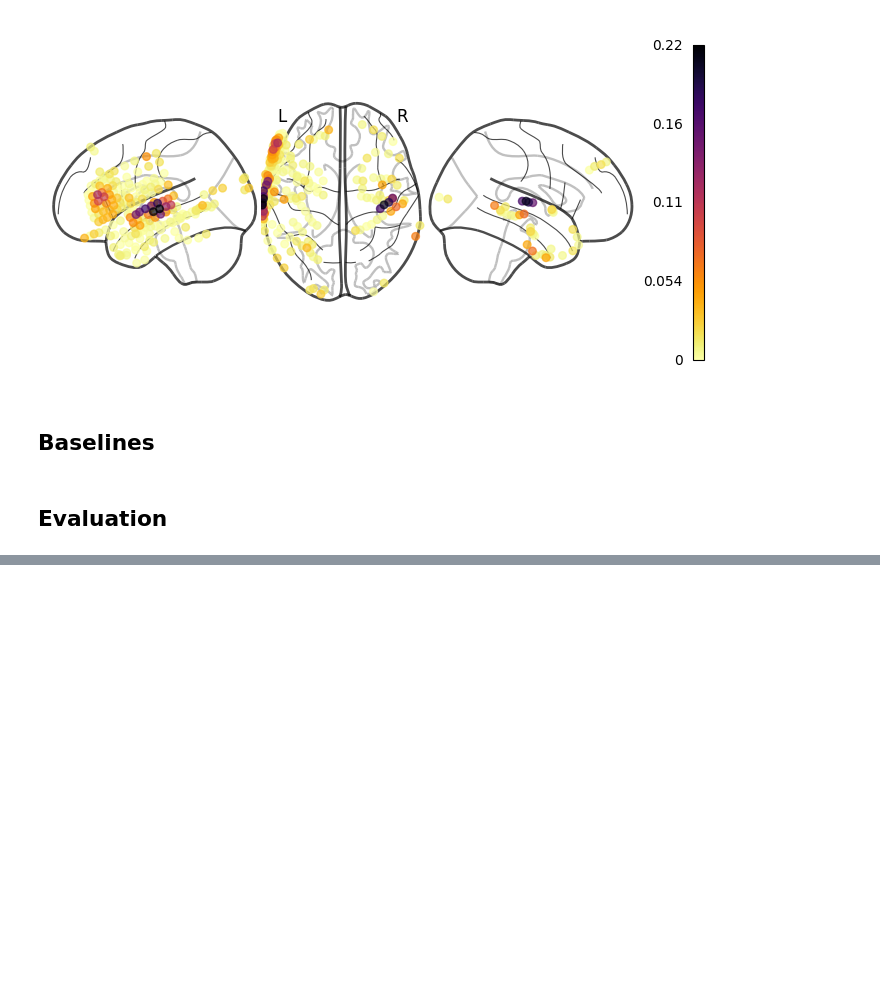
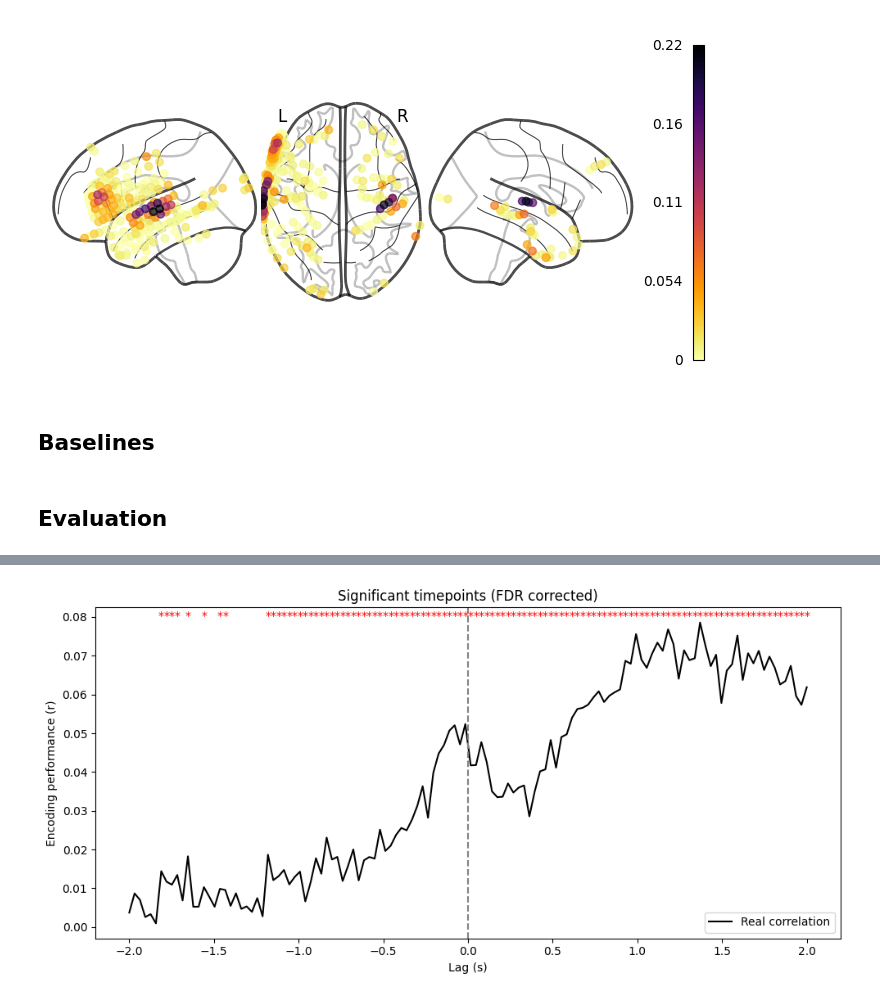
Before and after one commit to mattciff5/ecog-speech, a Jupyter notebook: encoding.ipynb, the cells around one changed output, grey strips where cells are left out. Drawn from its saved outputs; the diff is of its cells as text; code cells hidden in the pictures; blank space fills up the shorter version.

```diff
--- a/encoding.ipynb
+++ b/encoding.ipynb
@@ -899,0 +960,37 @@ Coordinate matrix shape:  (143, 3)
+# %%
+real_corr = correlations_time.mean(axis=0)
+p_values = np.mean(null_distribution >= real_corr[None, :], axis=0)
+
+# from scipy.stats import ttest_1samp
+# p_values = []
+# for i in range(real_corr.shape[0]):
+#     t_vals, p_vals = ttest_1samp(null_distribution[:,i], popmean=real_corr[i], alternative='less')
+#     p_values.append(p_vals)
+# p_values = np.array(p_values)
+# %%
+from statsmodels.stats.multitest import fdrcorrection
+
+significant, pvals_corrected = fdrcorrection(p_values, alpha=0.05)
+# %%
+import matplotlib.pyplot as plt
+
+lags = np.linspace(-pre_stimulus, tmax, correlations_time.shape[1])  # Assicurati sia coerente
+
+fig, ax = plt.subplots(figsize=(10, 5))
+ax.plot(lags, real_corr, color='black', label='Real correlation')
+ax.axvline(0, color='gray', linestyle='--')
+y_top = real_corr.max() + 0.0001
+# Aggiungi asterischi nei timepoint significativi
+for t, sig in enumerate(significant):
+    if sig:
+        ax.text(lags[t], y_top, '*', color='red', fontsize=10,
+                ha='center', va='bottom')
+
+ax.set_xlabel('Lag (s)')
+ax.set_ylabel('Encoding performance (r)')
+ax.set_title('Significant timepoints (FDR corrected)')
+ax.legend()
+plt.tight_layout()
+plt.show()
+# %% [output]
+[figure, added]
```
Also changed, not shown: parts of 25 cells of this notebook.
